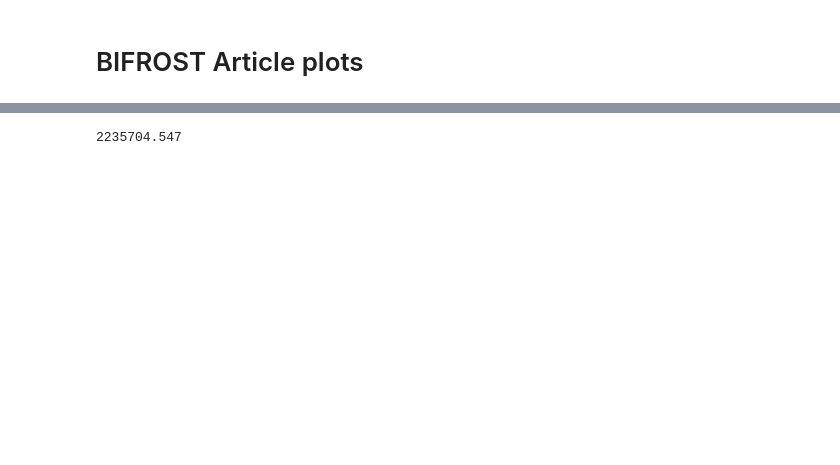
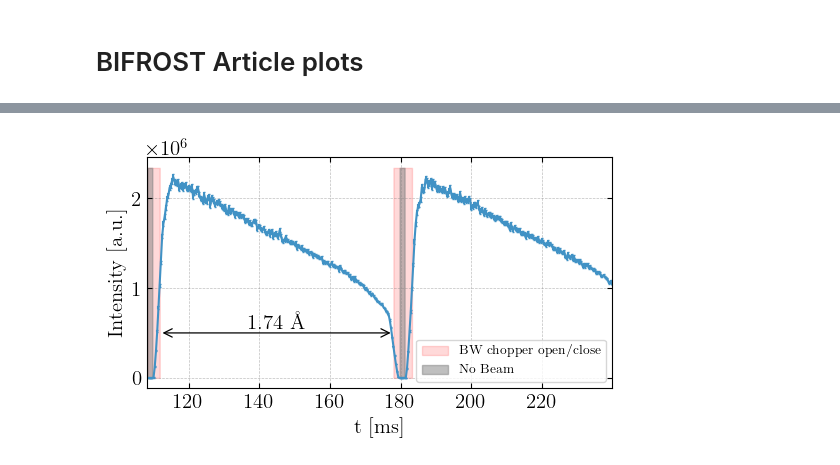
Before and after one commit to JEGKANIKMULTITASK/BIFROST, a Jupyter notebook: BIFROST_Design_Article/Energy_resolution/BIFROST_Article_plots.ipynb, the cells around one changed output, grey strips where cells are left out. Cells and saved outputs as stored; diff of their text form; code cells hidden in the pictures; blank space fills up the shorter version.

```diff
--- a/BIFROST_Design_Article/Energy_resolution/BIFROST_Article_plots.ipynb
+++ b/BIFROST_Design_Article/Energy_resolution/BIFROST_Article_plots.ipynb
@@ -32,4 +34,75 @@ ax.grid(which='minor', linestyle=':', linewidth=0.5, color='gray', alpha=0.5)
-# %%
-print(np.max(I[I>2e6]))
-# %% [output]
-2235704.547
+# %%
+fig, ax = plt.subplots(figsize=(6,3))
+
+ax.errorbar(tt, I, I_err, color='#4192C5', capsize=1)
+ax.set_xlabel('t [ms]')
+ax.set_ylabel('Intensity [a.u.]')
+ax.grid(which='major', linestyle='--', linewidth=0.5, color='gray', alpha=0.5)
+ax.grid(which='minor', linestyle=':', linewidth=0.5, color='gray', alpha=0.5)
+ax.set_xlim(np.min(tt), np.max(tt))
+#ax.fill_betweenx(yranges, x5, x6, alpha=0.3, color='grey')
+
+## Finding half way points
+k=20
+#ax.plot(tt[k], I[k], '.r')
+
+interp_func = interp1d(tt, I, kind='linear', fill_value="extrapolate")
+I_r1 = I[tt<125]
+differences_k = np.abs(I_r1 - I[k]/2)
+min_index_k = np.argmin(differences_k)
+tt_I_half_k = tt[min_index_k]
+
+
+
+l=192
+#ax.plot(tt[l], I[l], '.r')
+
+I_r2 = I[tt<180]
+differences_l = np.abs(I_r2 - I[l]/2)
+min_index_l = np.argmin(differences_l)
+tt_I_half_l = tt[min_index_l]
+
+
+h=225
+#ax.plot(tt[h], I[h], '.r')
+
+I_r3 = I[(tt>180) & (tt<200)]
+differences_h = np.abs(I_r3 - I[h]/2)
+min_index_h = np.argmin(differences_h)
+tt_r3 = tt[(tt>180) & (tt<200)]
+tt_I_half_h = tt_r3[min_index_h]
+
+
+
+#ax.plot(tt_I_half_k, I[k]/2, '.m')
+#ax.plot(tt_I_half_l, I[l]/2, '.m')
+#ax.plot(tt_I_half_h, I[h]/2, '.m')
+
+## Defingning fillbetweenx()
+
+xr_1 =  np.zeros(1000)+tt[0]
+xr_2 = np.zeros(1000)+tt_I_half_k
+
+xr_3 =  np.zeros(1000)+tt_I_half_l
+xr_4 = np.zeros(1000)+tt_I_half_h
+
+ax.fill_betweenx(yranges, xr_1, xr_2, alpha=0.15, color='red', label='BW chopper open/close')
+ax.fill_betweenx(yranges, xr_3, xr_4, alpha=0.15, color='red')
+
+ax.fill_betweenx(yranges, x1, x2, alpha=0.5, color='grey', label='No Beam')
+ax.fill_betweenx(yranges, x3, x4, alpha=0.5, color='grey')
+
+ax.annotate(
+    text='',
+    xy=(tt_I_half_k, 0.5e6),    # starting point of the arrow
+    xytext=(tt_I_half_l, 0.5e6),  # ending point of the arrow
+    arrowprops=dict(arrowstyle='<->', color='black', linewidth=0.9),
+)
+
+# Add labels to the arrow
+ax.text(145, 0.6e6, '1.74 Å', color='black', ha='center', va='center', fontsize=15)
+
+ax.legend(fontsize=9.5)
+plt.savefig('time_pulses.png', format='png', bbox_inches='tight',dpi=500)
+# %% [output]
+[figure, added]
```
Also changed, not shown: parts of 7 cells of this notebook, 6 other files.
